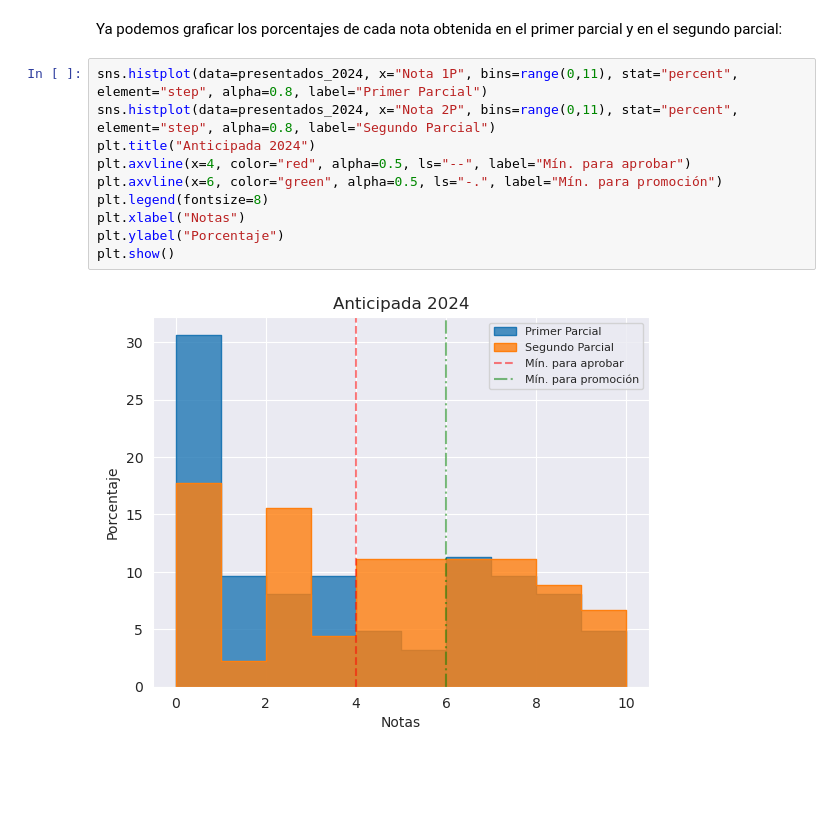
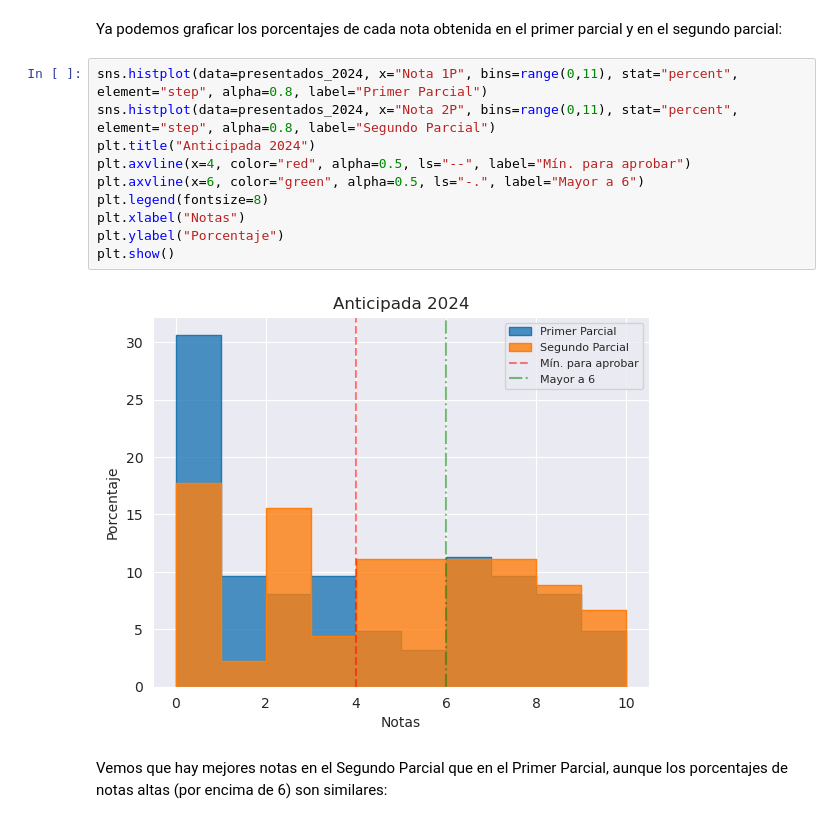
Before and after one commit to juanjogervasio/Intro-courses-analysis, a Jupyter notebook: Mate_PI_Analysis.ipynb, the cells around one changed output. Saved outputs shown, nothing was run; the diff lists cells and outputs as text; blank space fills up the shorter version.

```diff
--- a/Mate_PI_Analysis.ipynb
+++ b/Mate_PI_Analysis.ipynb
@@ -578,12 +526,14 @@ Ya podemos graficar los porcentajes de cada nota obtenida en el primer parcial y
 # %%
 sns.histplot(data=presentados_2024, x="Nota 1P", bins=range(0,11), stat="percent", element="step", alpha=0.8, label="Primer Parcial")
 sns.histplot(data=presentados_2024, x="Nota 2P", bins=range(0,11), stat="percent", element="step", alpha=0.8, label="Segundo Parcial")
 plt.title("Anticipada 2024")
 plt.axvline(x=4, color="red", alpha=0.5, ls="--", label="Mín. para aprobar")
-plt.axvline(x=6, color="green", alpha=0.5, ls="-.", label="Mín. para promoción")
+plt.axvline(x=6, color="green", alpha=0.5, ls="-.", label="Mayor a 6")
 plt.legend(fontsize=8)
 plt.xlabel("Notas")
 plt.ylabel("Porcentaje")
 plt.show()
 # %% [output]
-[figure, old version]
+[figure, new version]
+# %% [markdown]
+Vemos que hay mejores notas en el Segundo Parcial que en el Primer Parcial, aunque los porcentajes de notas altas (por encima de 6) son similares:
```
Also changed, not shown: parts of 32 cells of this notebook.
